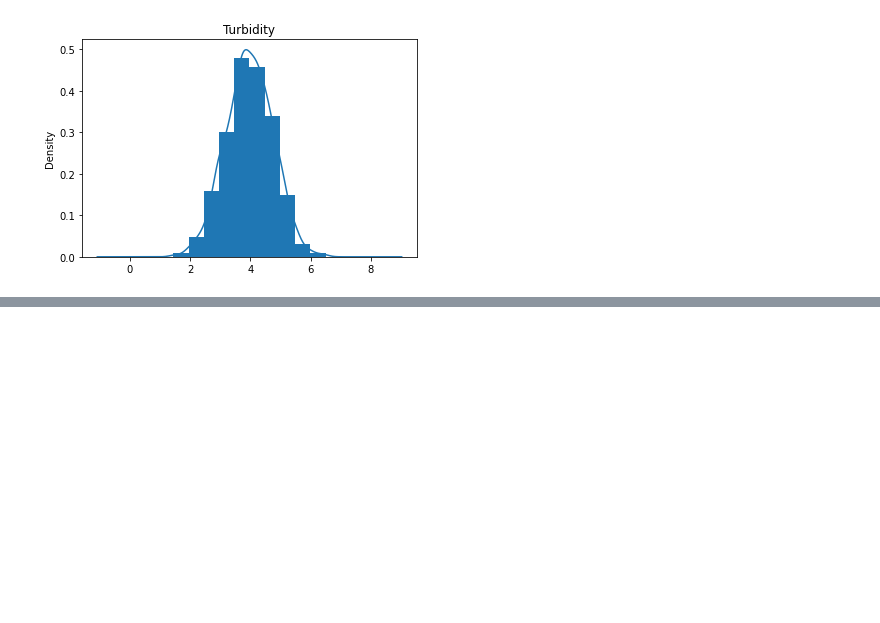
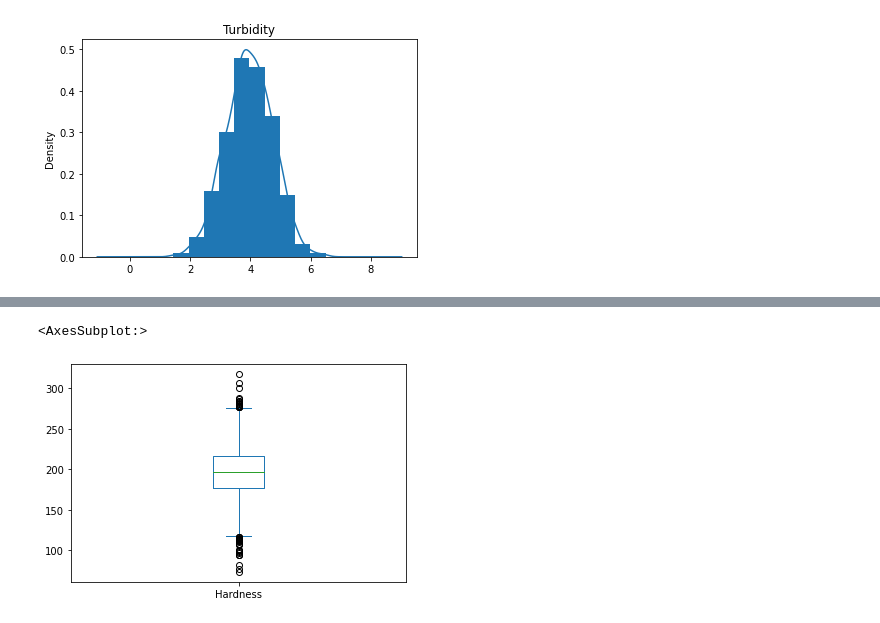
Before and after one commit to airathalca/IF2220-TUBES1, a Jupyter notebook: main.ipynb, the cells around one changed output, grey strips where cells are left out. Saved outputs shown, nothing was run; the diff lists cells and outputs as text; code cells hidden in the pictures; blank space fills up the shorter version.

```diff
--- a/main.ipynb
+++ b/main.ipynb
@@ -178,0 +301,5 @@ Kolom Turbidity Berdistribusi Normal
+# %%
+df["Hardness"].plot(kind="box")
+# %% [output]
+<AxesSubplot:>
+[figure, added]
```
Also changed, not shown: parts of 33 cells of this notebook.
